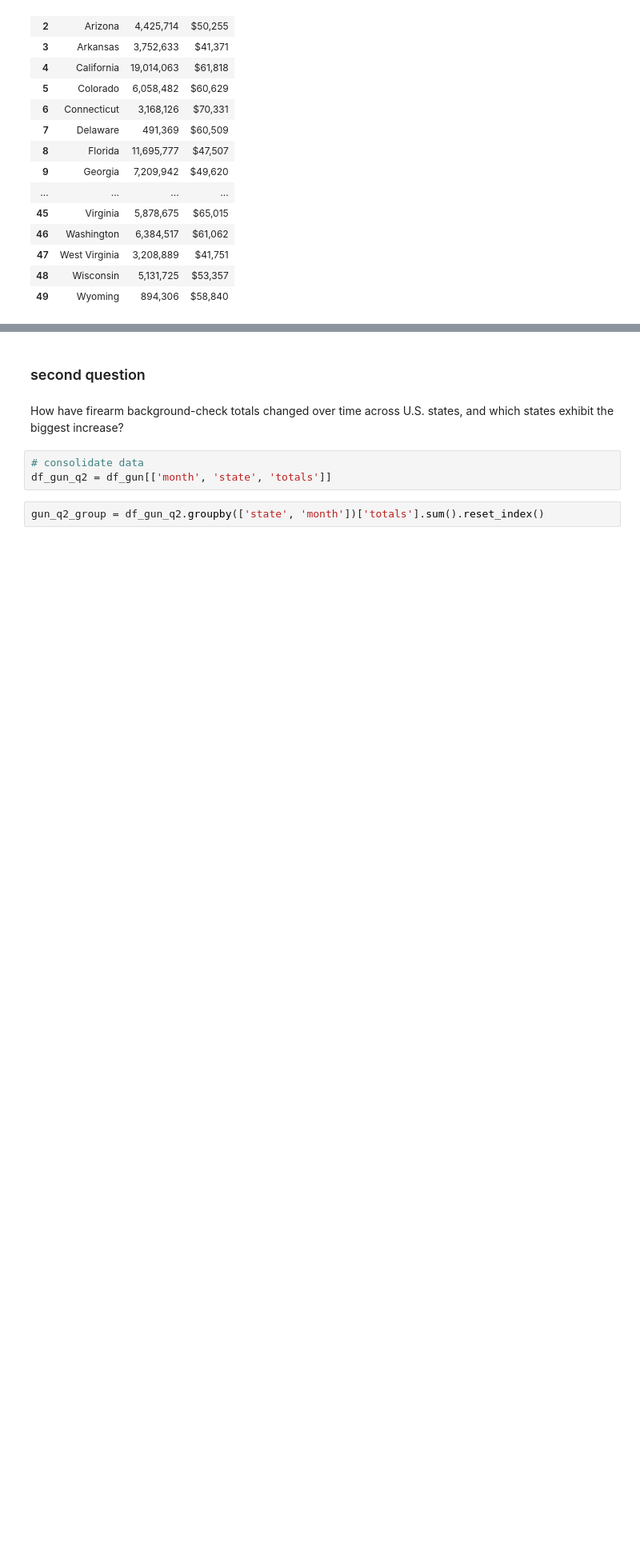
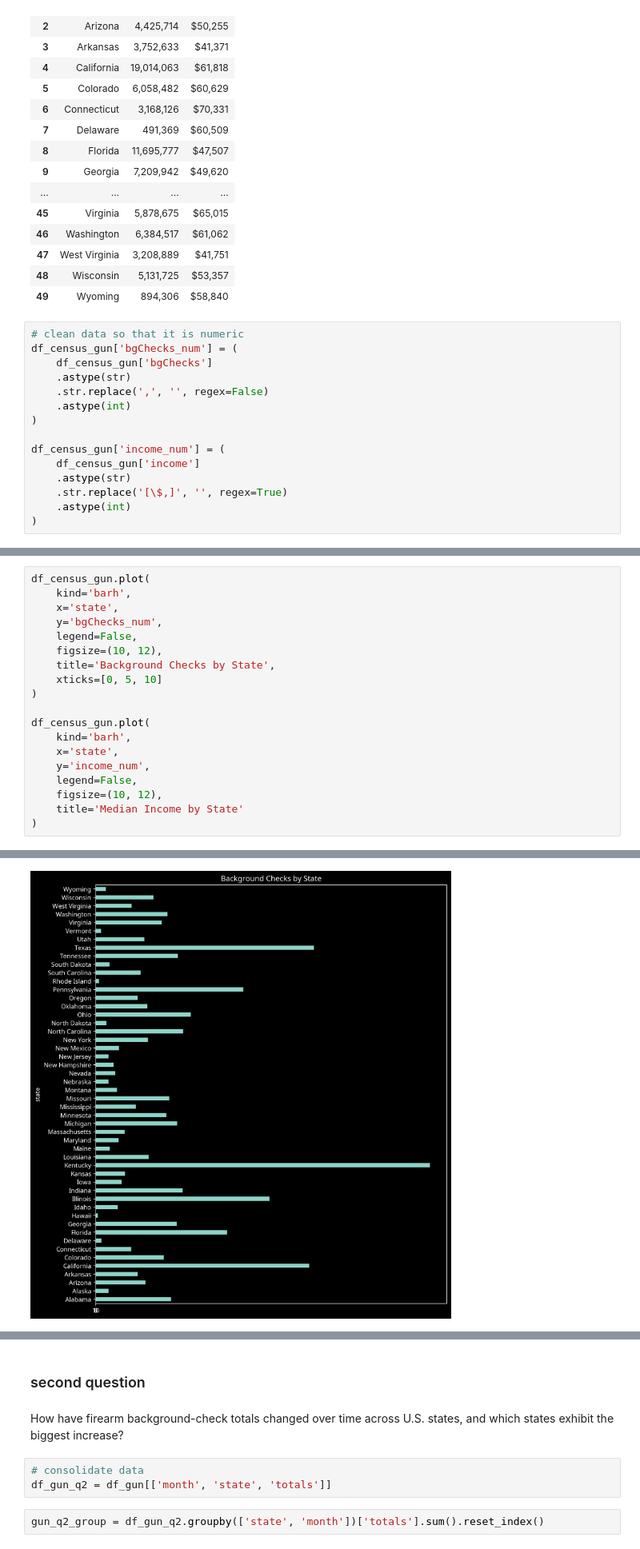
Before and after one commit to roodhouse/udacity_notebooks, a Jupyter notebook: projects/database_ncis_and_census_data/explore.ipynb, the cells around one changed output, grey strips where cells are left out. Shown at 80% size. Cells and saved outputs as stored; diff of their text form; blank space fills up the shorter version.

```diff
--- a/projects/database_ncis_and_census_data/explore.ipynb
+++ b/projects/database_ncis_and_census_data/explore.ipynb
@@ -345,3 +347,18 @@ df_census_gun.style.format({'bgChecks': '{:,}'})
 | 47 | West Virginia | 3,208,889 | $41,751 |
 | 48 | Wisconsin | 5,131,725 | $53,357 |
 | 49 | Wyoming | 894,306 | $58,840 |
+# %%
+# clean data so that it is numeric
+df_census_gun['bgChecks_num'] = (
+    df_census_gun['bgChecks']
+    .astype(str)
+    .str.replace(',', '', regex=False)
+    .astype(int)
+)
+
+df_census_gun['income_num'] = (
+    df_census_gun['income']
+    .astype(str)
+    .str.replace('[\$,]', '', regex=True)
+    .astype(int)
+)
@@ -347,0 +378,20 @@ df_census_gun.style.format({'bgChecks': '{:,}'})
+# %%
+df_census_gun.plot(
+    kind='barh',
+    x='state',
+    y='bgChecks_num',
+    legend=False,
+    figsize=(10, 12),
+    title='Background Checks by State',
+    xticks=[0, 5, 10]
+)
+
+df_census_gun.plot(
+    kind='barh',
+    x='state',
+    y='income_num',
+    legend=False,
+    figsize=(10, 12),
+    title='Median Income by State'
+)
+# %% [output]
@@ -347,0 +399 @@ df_census_gun.style.format({'bgChecks': '{:,}'})
+[figure, added]
```
Also changed, not shown: parts of 7 cells of this notebook.
